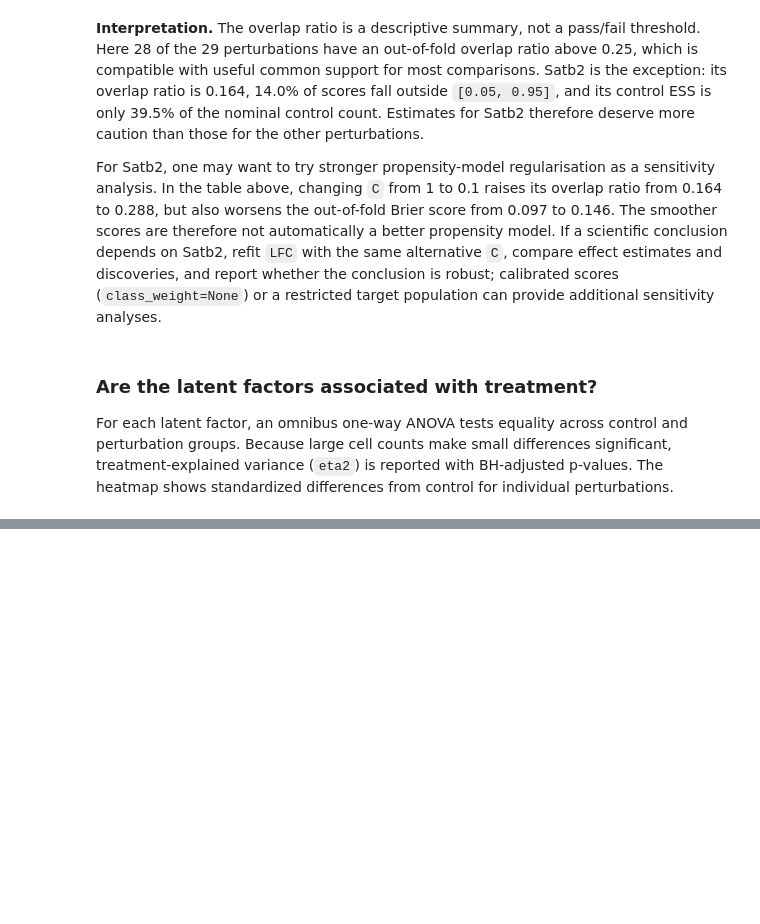
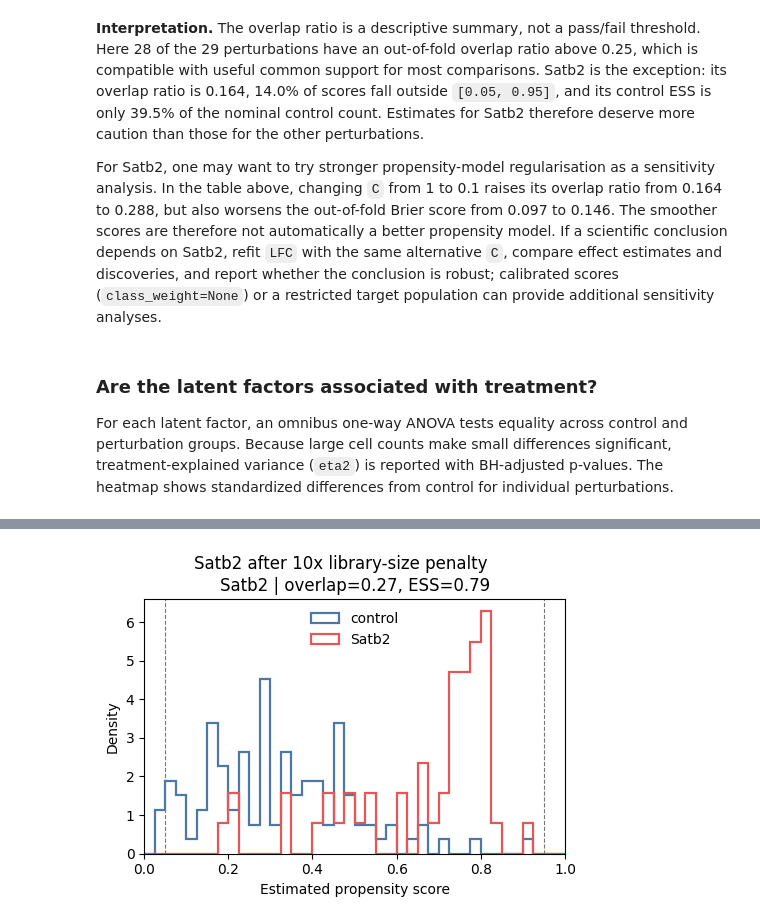
Before and after one commit to jaydu1/causarray, a Jupyter notebook: docs/source/tutorial/perturbseq/perturbseq-py.ipynb, the cells around one changed output, grey strips where cells are left out. Cells and saved outputs as stored; diff of their text form; code cells hidden in the pictures; blank space fills up the shorter version.

```diff
--- a/docs/source/tutorial/perturbseq/perturbseq-py.ipynb
+++ b/docs/source/tutorial/perturbseq/perturbseq-py.ipynb
@@ -325,0 +401,83 @@ plt.show()
+# %%
+drop_by_treatment = {'Satb2': ['U9']}
+
+pi_oof_filtered, oof_filter_audit = refit_propensity_scores(
+    A, W_A, drop_by_treatment, pi_hat=pi_oof,
+    covariate_names=propensity_names, K=5,
+    class_weight='balanced', random_state=0,
+)
+library_penalty_factor = 10
+pi_oof_library_regularized, library_regularization_audit = refit_propensity_scores(
+    A, W_A, pi_hat=pi_oof, covariate_names=propensity_names, K=5,
+    penalty_factors_by_treatment={
+        'Satb2': {'log_library_size': library_penalty_factor},
+    },
+    class_weight='balanced', random_state=0,
+)
+display(pd.concat([oof_filter_audit.assign(model='drop U9'),
+                   library_regularization_audit.assign(model='10x library-size penalty')]))
+satb2_overlap = pd.concat([
+    summarize_propensity_scores(A, pi_oof).query("treatment == 'Satb2'").assign(model='all factors'),
+    summarize_propensity_scores(A, pi_oof_filtered).query("treatment == 'Satb2'").assign(model='drop U9'),
+    summarize_propensity_scores(A, pi_oof_library_regularized).query("treatment == 'Satb2'").assign(model='10x library-size penalty'),
+]).loc[:, ['model', 'overlap_ratio', 'outside_overlap_fraction',
+           'ess_control_fraction', 'ess_treated_fraction', 'brier_score']]
+display(satb2_overlap)
+fig, axes, _ = plot_propensity_scores(
+    A, pi_oof_library_regularized, treatments=['Satb2'],
+)
+fig.suptitle('Satb2 after 10x library-size penalty', y=1.02)
+plt.show()
+
+pi_analysis_filtered, analysis_filter_audit = refit_propensity_scores(
+    A, W_A, drop_by_treatment, pi_hat=estimation['pi_hat_raw'],
+    covariate_names=propensity_names, K=1,
+    class_weight='balanced', random_state=0,
+)
+pi_analysis_library_regularized, _ = refit_propensity_scores(
+    A, W_A, pi_hat=estimation['pi_hat_raw'],
+    covariate_names=propensity_names, K=1,
+    penalty_factors_by_treatment={
+        'Satb2': {'log_library_size': library_penalty_factor},
+    },
+    class_weight='balanced', random_state=0,
+)
+df_filtered, estimation_filtered = LFC(
+    Y, np.c_[X, U], A, W_A, offset=offsets, usevar='pooled',
+    Y_hat=estimation['Y_hat'], pi_hat=pi_analysis_filtered,
+)
+df_library_regularized, _ = LFC(
+    Y, np.c_[X, U], A, W_A, offset=offsets, usevar='pooled',
+    Y_hat=estimation['Y_hat'], pi_hat=pi_analysis_library_regularized,
+)
+satb2_effects = (
+    df_res.query("trt == 'Satb2'")
+    [['gene_names', 'tau', 'padj']].rename(columns={'tau': 'tau_all', 'padj': 'padj_all'})
+    .merge(
+        df_filtered.query("trt == 'Satb2'")
+        [['gene_names', 'tau', 'padj']].rename(columns={'tau': 'tau_drop_u9', 'padj': 'padj_drop_u9'}),
+        on='gene_names',
+    )
+    .merge(
+        df_library_regularized.query("trt == 'Satb2'")
+        [['gene_names', 'tau', 'padj']].rename(columns={'tau': 'tau_library_penalty', 'padj': 'padj_library_penalty'}),
+        on='gene_names',
+    )
+)
+display(pd.DataFrame({
+    'model': ['drop U9', '10x library-size penalty'],
+    'effect_correlation': [
+        satb2_effects[['tau_all', 'tau_drop_u9']].corr().iloc[0, 1],
+        satb2_effects[['tau_all', 'tau_library_penalty']].corr().iloc[0, 1],
+    ],
+    'median_absolute_change': [
+        (satb2_effects['tau_all'] - satb2_effects['tau_drop_u9']).abs().median(),
+        (satb2_effects['tau_all'] - satb2_effects['tau_library_penalty']).abs().median(),
+    ],
+    'discoveries': [
+        (satb2_effects['padj_drop_u9'] < 0.1).sum(),
+        (satb2_effects['padj_library_penalty'] < 0.1).sum(),
+    ],
+    'discoveries_all': (satb2_effects['padj_all'] < 0.1).sum(),
+}))
+# %% [output]
@@ -325,0 +491 @@ plt.show()
+[figure, added]
```
Also changed, not shown: parts of 11 cells of this notebook, 11 other files.
